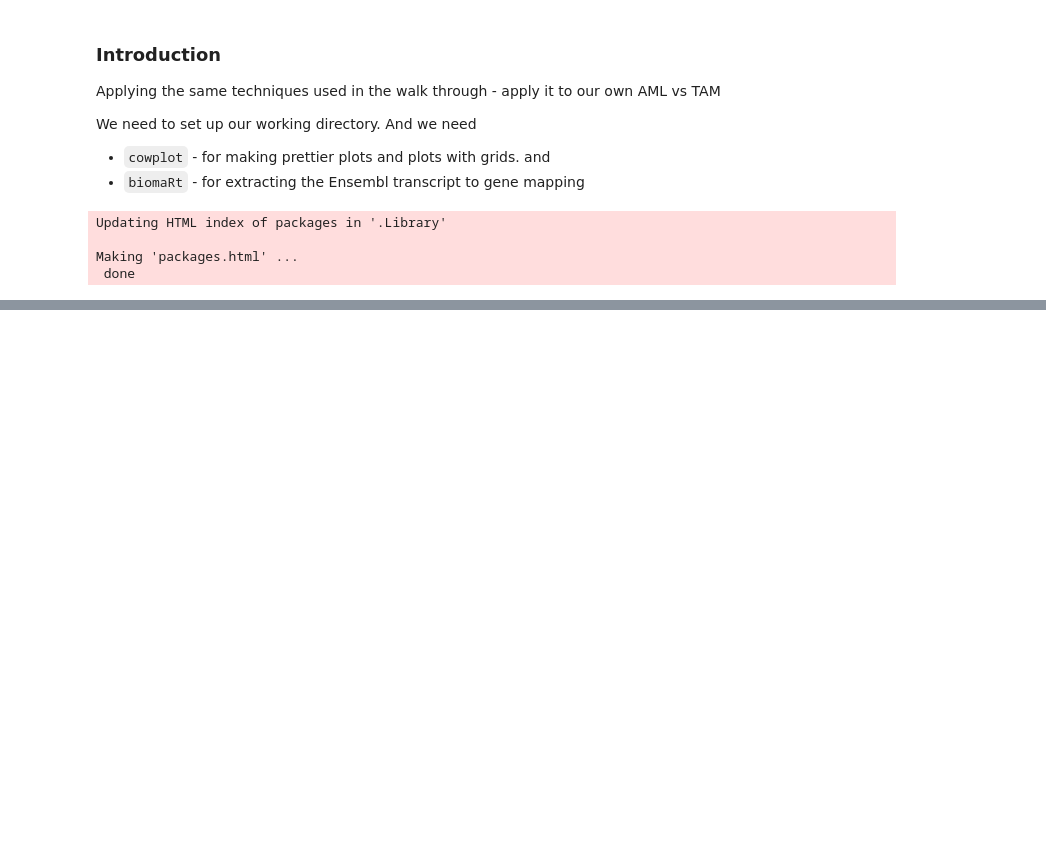
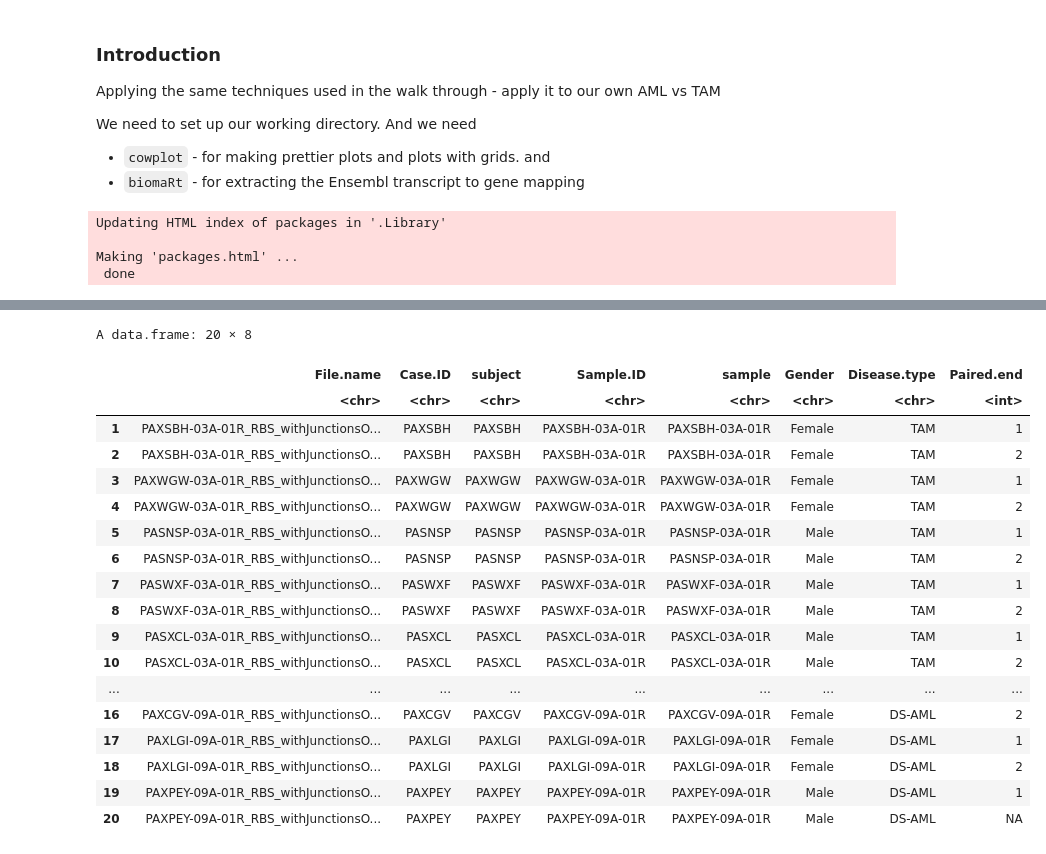
Before and after one commit to adeslatt/pediatric-DS-AML-TAM-Analysis, a Jupyter notebook: notebooks/sleuthAnalysisTAMvsAML.ipynb, the cells around one changed output, grey strips where cells are left out. Drawn from its saved outputs; the diff is of its cells as text; code cells hidden in the pictures; blank space fills up the shorter version.

```diff
--- a/notebooks/sleuthAnalysisTAMvsAML.ipynb
+++ b/notebooks/sleuthAnalysisTAMvsAML.ipynb
@@ -69,0 +193,24 @@ also installing the dependencies ‘zlibbioc’, ‘GenomeInfoDbData’, ‘XVec
+# %%
+metadata <- read.table('/sbgenomics/project-files/metadata_ten_samples_only.csv', sep=",", header=TRUE, stringsAsFactors = FALSE)
+# %%
+head(metadata, n=20)
+# %% [output]
+A data.frame: 20 × 8
+|  | File.name | Case.ID | subject | Sample.ID | sample | Gender | Disease.type | Paired.end |
+|  | <chr> | <chr> | <chr> | <chr> | <chr> | <chr> | <chr> | <int> |
+| 1 | PAXSBH-03A-01R_RBS_withJunctionsO... | PAXSBH | PAXSBH | PAXSBH-03A-01R | PAXSBH-03A-01R | Female | TAM | 1 |
+| 2 | PAXSBH-03A-01R_RBS_withJunctionsO... | PAXSBH | PAXSBH | PAXSBH-03A-01R | PAXSBH-03A-01R | Female | TAM | 2 |
+| 3 | PAXWGW-03A-01R_RBS_withJunctionsO... | PAXWGW | PAXWGW | PAXWGW-03A-01R | PAXWGW-03A-01R | Female | TAM | 1 |
+| 4 | PAXWGW-03A-01R_RBS_withJunctionsO... | PAXWGW | PAXWGW | PAXWGW-03A-01R | PAXWGW-03A-01R | Female | TAM | 2 |
+| 5 | PASNSP-03A-01R_RBS_withJunctionsO... | PASNSP | PASNSP | PASNSP-03A-01R | PASNSP-03A-01R | Male | TAM | 1 |
+| 6 | PASNSP-03A-01R_RBS_withJunctionsO... | PASNSP | PASNSP | PASNSP-03A-01R | PASNSP-03A-01R | Male | TAM | 2 |
+| 7 | PASWXF-03A-01R_RBS_withJunctionsO... | PASWXF | PASWXF | PASWXF-03A-01R | PASWXF-03A-01R | Male | TAM | 1 |
+| 8 | PASWXF-03A-01R_RBS_withJunctionsO... | PASWXF | PASWXF | PASWXF-03A-01R | PASWXF-03A-01R | Male | TAM | 2 |
+| 9 | PASXCL-03A-01R_RBS_withJunctionsO... | PASXCL | PASXCL | PASXCL-03A-01R | PASXCL-03A-01R | Male | TAM | 1 |
+| 10 | PASXCL-03A-01R_RBS_withJunctionsO... | PASXCL | PASXCL | PASXCL-03A-01R | PASXCL-03A-01R | Male | TAM | 2 |
+| ... | ... | ... | ... | ... | ... | ... | ... | ... |
+| 16 | PAXCGV-09A-01R_RBS_withJunctionsO... | PAXCGV | PAXCGV | PAXCGV-09A-01R | PAXCGV-09A-01R | Female | DS-AML | 2 |
+| 17 | PAXLGI-09A-01R_RBS_withJunctionsO... | PAXLGI | PAXLGI | PAXLGI-09A-01R | PAXLGI-09A-01R | Female | DS-AML | 1 |
+| 18 | PAXLGI-09A-01R_RBS_withJunctionsO... | PAXLGI | PAXLGI | PAXLGI-09A-01R | PAXLGI-09A-01R | Female | DS-AML | 2 |
+| 19 | PAXPEY-09A-01R_RBS_withJunctionsO... | PAXPEY | PAXPEY | PAXPEY-09A-01R | PAXPEY-09A-01R | Male | DS-AML | 1 |
+| 20 | PAXPEY-09A-01R_RBS_withJunctionsO... | PAXPEY | PAXPEY | PAXPEY-09A-01R | PAXPEY-09A-01R | Male | DS-AML | NA |
```
Also changed, not shown: parts of 42 cells of this notebook.
